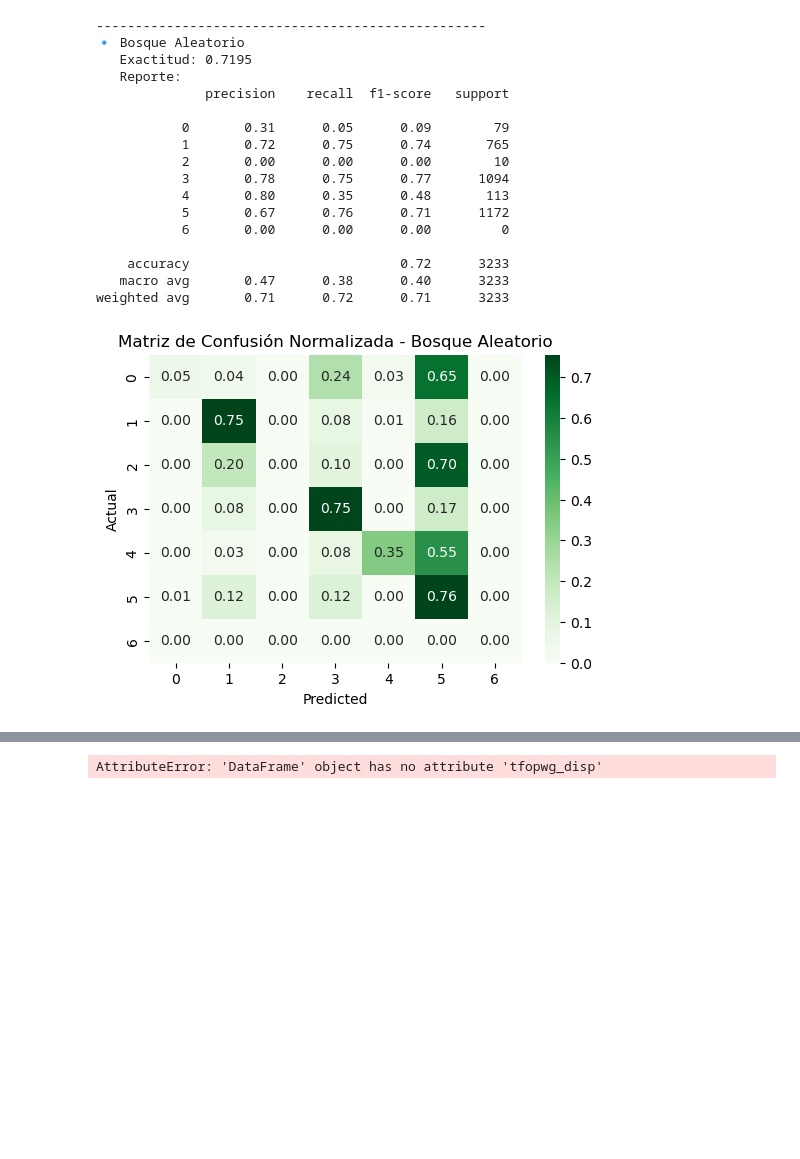
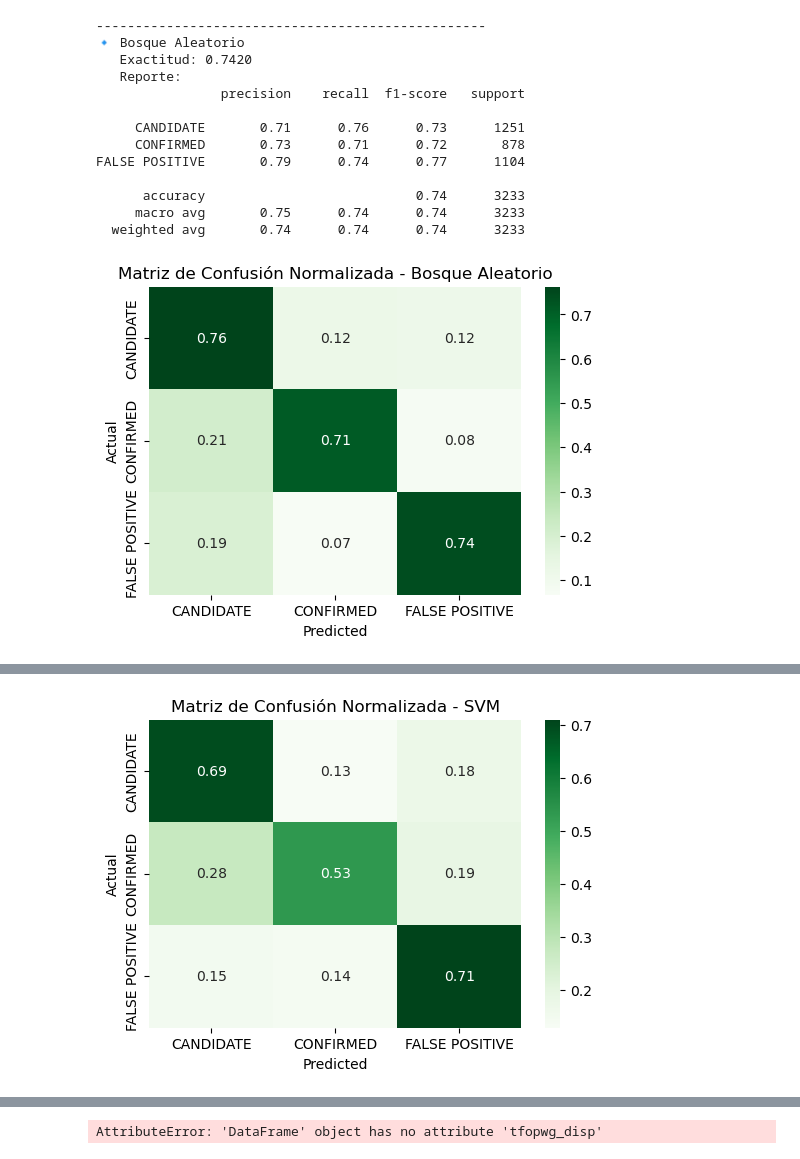
Before and after one commit to Ana-Jasso/ExoMinerAI, a Jupyter notebook: src/preprocessing/concat_files.ipynb, the cells around one changed output, grey strips where cells are left out. Drawn from its saved outputs; the diff is of its cells as text; code cells hidden in the pictures; blank space fills up the shorter version.

```diff
--- a/src/preprocessing/concat_files.ipynb
+++ b/src/preprocessing/concat_files.ipynb
@@ -117,0 +97,2 @@ cleaned[cleaned.Status=='REFUTED']
+# %%
+cleaned_df = combined.dropna()
@@ -117,0 +116,2 @@ cleaned[cleaned.Status=='REFUTED']
+# %%
+cleaned_df.drop(columns=['disposition_raw'], inplace=True)
@@ -117,0 +138,10 @@ cleaned[cleaned.Status=='REFUTED']
+# %%
+data = encoded_df.copy()
+
+# Guardamos las clases de la variable objetivo (corregido: verificar si fue codificado)
+if 'disposition_norm' in label_encoders:
+    disposition_norm_classes = label_encoders['disposition_norm'].classes_
+
+else:
+    # En caso de que ya sea numérico, creamos etiquetas genéricas
+    disposition_norm_classes = [str(cls) for cls in sorted(data['disposition_norm'].unique())]
@@ -117,0 +154,3 @@ cleaned[cleaned.Status=='REFUTED']
+# %%
+X = data.drop('disposition_norm', axis=1)
+y = data['disposition_norm']
@@ -118,32 +164,4 @@ cleaned[cleaned.Status=='REFUTED']
 # %%
-# --- Ejemplo de DataFrame (reemplázalo por tu archivo CSV) ---
-data = cleaned.copy()
-
-# --- 1️⃣ Convertir columnas categóricas a numéricas ---
-label_encoders = {}
-for col in data.select_dtypes(include=['object']).columns:
-    le = LabelEncoder()
-    data[col] = le.fit_transform(data[col])
-    label_encoders[col] = le
-
-# Guardamos las clases de la variable objetivo (corregido: verificar si fue codificado)
-if 'Status' in label_encoders:
-    status_classes = label_encoders['Status'].classes_
-else:
-    # En caso de que ya sea numérico, creamos etiquetas genéricas
-    status_classes = [str(cls) for cls in sorted(data['Status'].unique())]
-
-# --- 2️⃣ Separar variables predictoras y variable objetivo ---
-X = data.drop('Status', axis=1)
-y = data['Status']
-
-# --- 3️⃣ Normalizar las variables numéricas ---
-scaler = StandardScaler()
-X_scaled = scaler.fit_transform(X)
-
-# --- 4️⃣ Dividir datos para entrenamiento y prueba ---
-X_train, X_test, y_train, y_test = train_test_split(X_scaled, y, test_size=0.2, random_state=42)
-
 # --- 5️⃣ Definir modelos a comparar ---
 models = {
     "Regresión Logística": LogisticRegression(max_iter=1000),
@@ -153,8 +171,12 @@ models = {
 }
 
 # --- 6️⃣ Entrenar y evaluar ---
-n_classes = len(status_classes)
+n_classes = len(disposition_norm_classes)
 class_labels = list(range(n_classes))  # Etiquetas numéricas: [0, 1, ..., n-1]
+
+le_status = label_encoders['disposition_norm']
+disposition_norm_classes = le_status.classes_
+class_labels = list(range(len(disposition_norm_classes)))  # [0, 1, ..., n-1]
 
 for name, model in models.items():
     model.fit(X_train, y_train)
@@ -165,7 +187,7 @@ for name, model in models.items():
     print(f"   Exactitud: {acc:.4f}")
 
     # Corregido: Especificar labels para manejar clases faltantes en test
-    report = classification_report(y_test, preds, target_names=status_classes,
+    report = classification_report(y_test, preds, target_names=disposition_norm_classes,
                                    labels=class_labels, zero_division=0)
     print(f"   Reporte:\n{report}")
 
@@ -175,7 +197,7 @@ for name, model in models.items():
     cm_normalized = cm.astype('float') / (cm.sum(axis=1)[:, np.newaxis] + 1e-8)  # Evitar división por cero
     plt.figure(figsize=(6, 4))
     sns.heatmap(cm_normalized, annot=True, fmt='.2f', cmap='Greens',
-                xticklabels=status_classes, yticklabels=status_classes)
+                xticklabels=disposition_norm_classes, yticklabels=disposition_norm_classes)
     plt.xlabel('Predicted')
     plt.ylabel('Actual')
     plt.title(f'Matriz de Confusión Normalizada - {name}')
@@ -183,7 +205,7 @@ for name, model in models.items():
 
     plt.figure(figsize=(6, 4))
     sns.heatmap(cm, annot=True, fmt='d', cmap='Blues',
-                xticklabels=status_classes, yticklabels=status_classes)
+                xticklabels=disposition_norm_classes, yticklabels=disposition_norm_classes)
     plt.xlabel('Predicted')
     plt.ylabel('Actual')
     plt.title(f'Matriz de Confusión - {name}')
@@ -211,18 +229,14 @@ weighted avg       0.56      0.60      0.57      3233
 --------------------------------------------------
 🔹 Bosque Aleatorio
-   Exactitud: 0.7195
+   Exactitud: 0.7420
    Reporte:
-              precision    recall  f1-score   support
+                precision    recall  f1-score   support
 
-           0       0.31      0.05      0.09        79
-           1       0.72      0.75      0.74       765
-           2       0.00      0.00      0.00        10
-           3       0.78      0.75      0.77      1094
-           4       0.80      0.35      0.48       113
-           5       0.67      0.76      0.71      1172
-           6       0.00      0.00      0.00         0
+     CANDIDATE       0.71      0.76      0.73      1251
+     CONFIRMED       0.73      0.71      0.72       878
+FALSE POSITIVE       0.79      0.74      0.77      1104
 
-    accuracy                           0.72      3233
-   macro avg       0.47      0.38      0.40      3233
-weighted avg       0.71      0.72      0.71      3233
+      accuracy                           0.74      3233
+     macro avg       0.75      0.74      0.74      3233
+  weighted avg       0.74      0.74      0.74      3233
-[figure, old version]
+[figure, new version]
@@ -230,0 +257 @@ weighted avg       0.71      0.72      0.71      3233
+[figure, added]
```
Also changed, not shown: parts of 29 cells of this notebook, 1 other file.
